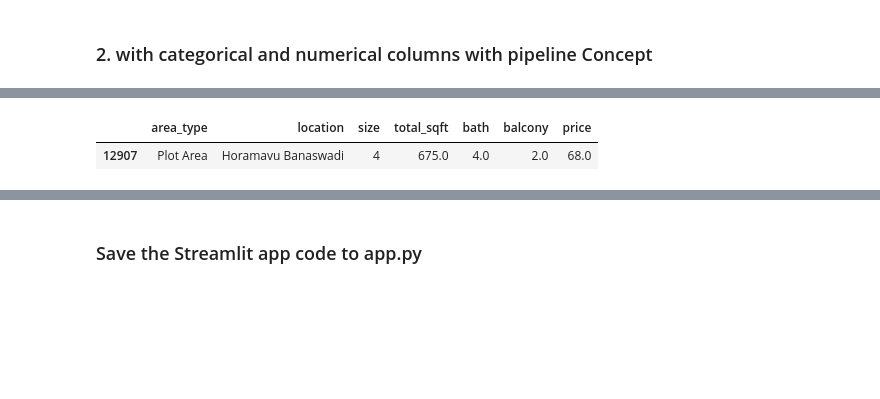
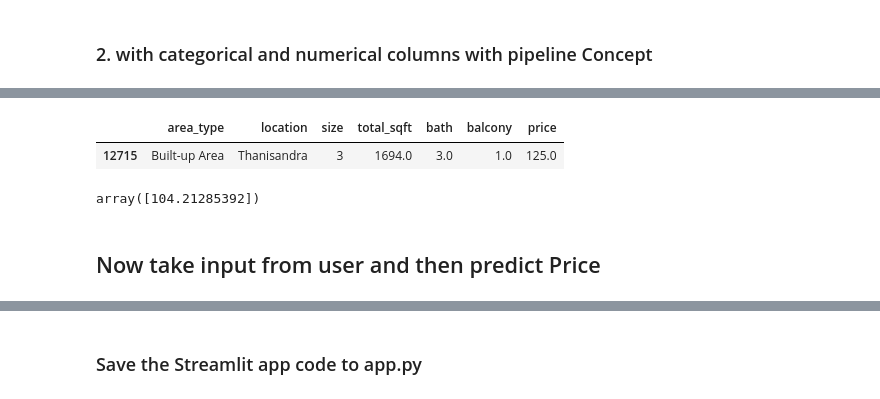
Before and after one commit to shahil04/ds_materials, a Jupyter notebook: 8.0_Machine Learning/class/Module 2.21 – house_price_SLR_MLR.ipynb, the cells around one changed output, grey strips where cells are left out. Saved outputs shown, nothing was run; the diff lists cells and outputs as text; code cells hidden in the pictures; blank space fills up the shorter version.

```diff
--- a/8.0_Machine Learning/class/Module 2.21 – house_price_SLR_MLR.ipynb
+++ b/8.0_Machine Learning/class/Module 2.21 – house_price_SLR_MLR.ipynb
@@ -320,7 +248,8 @@ sklearn.__version__
 import pickle
 model = pickle.load(open("model1.pkl","rb"))
 # %%
-df.sample(1)
+d= df.sample(1)
+d
 # %% [output]
 |  | area_type | location | size | total_sqft | bath | balcony | price |
-| 12907 | Plot Area | Horamavu Banaswadi | 4 | 675.0 | 4.0 | 2.0 | 68.0 |
+| 12715 | Built-up Area | Thanisandra | 3 | 1694.0 | 3.0 | 1.0 | 125.0 |
@@ -327,3 +259,9 @@ df.sample(1)
+# %%
+model.predict(d)
+# %% [output]
+array([104.21285392])
+# %% [markdown]
+## Now take input from user and then predict Price
 # %%
 # # take input from user
 import pandas as pd
```
Also changed, not shown: parts of 48 cells of this notebook, 9 other files.
